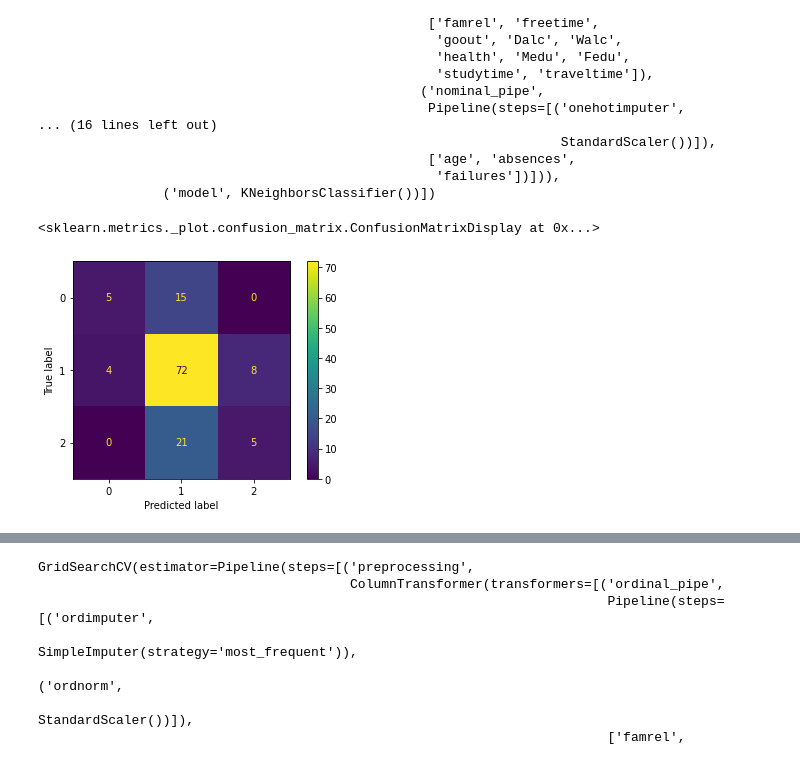
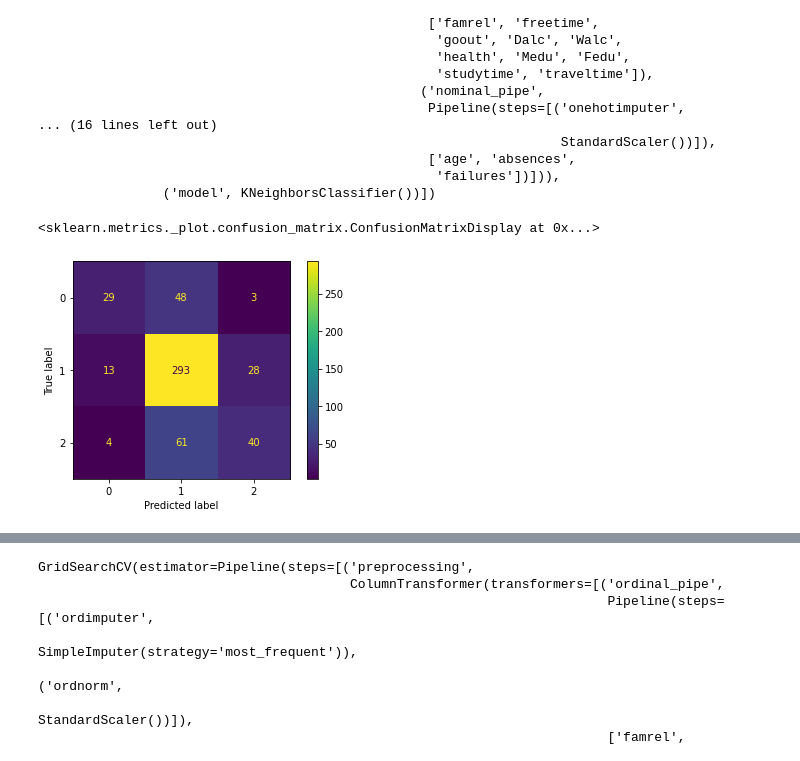
Before and after one commit to markjh2323/phase3proj, a Jupyter notebook: model.ipynb, the cells around one changed output, grey strips where cells are left out. Saved outputs shown, nothing was run; the diff lists cells and outputs as text; code cells hidden in the pictures.

```diff
--- a/model.ipynb
+++ b/model.ipynb
@@ -118,8 +118,8 @@ Pipeline(steps=[('preprocessing',
 # %%
 y_pred = k_pipe.predict(X_test)
 # %%
-plot_confusion_matrix(k_pipe, X_test, y_test)
+plot_confusion_matrix(k_pipe, X_train, y_train)
 # %% [output]
 <sklearn.metrics._plot.confusion_matrix.ConfusionMatrixDisplay at 0x...>
-[figure, old version]
+[figure, new version]
 # %%
```
Also changed, not shown: parts of 16 cells of this notebook, 3 other files.
